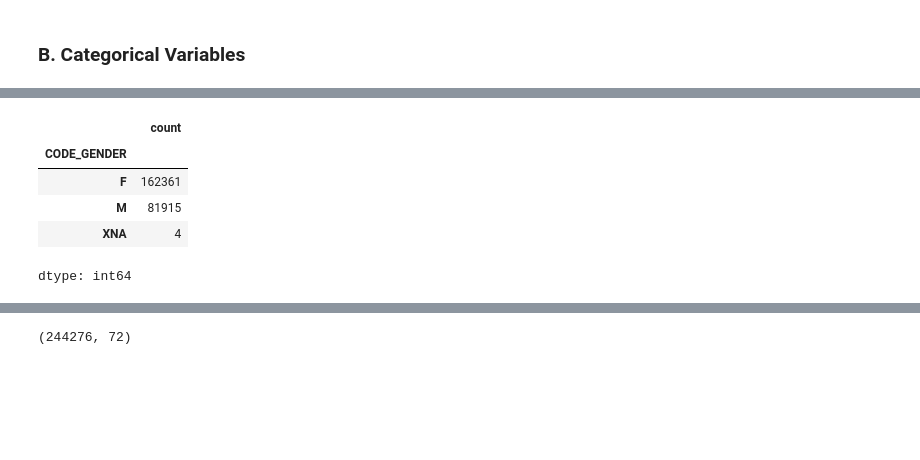
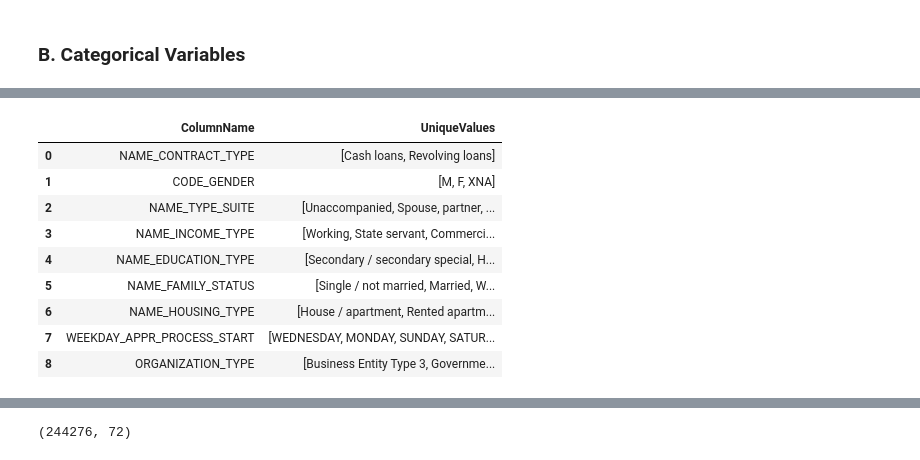
Before and after one commit to wildestdream33/Credit-Risk-Project, a Jupyter notebook: 545_Final_Project.ipynb, the cells around one changed output, grey strips where cells are left out. Cells and saved outputs as stored; diff of their text form; code cells hidden in the pictures; blank space fills up the shorter version.

```diff
--- a/545_Final_Project.ipynb
+++ b/545_Final_Project.ipynb
@@ -177,9 +121,22 @@ Distinct values in 'WEEKDAY_APPR_PROCESS_START': ['WEDNESDAY' 'MONDAY' 'SUNDAY'
-# %%
-non_numeric_df['CODE_GENDER'].value_counts()
-# %% [output]
-|  | count |
-| CODE_GENDER |  |
-| F | 162361 |
-| M | 81915 |
-| XNA | 4 |
-dtype: int64
+# %%
+non_numeric_df = df_application_clean.select_dtypes(exclude='number')
+
+pd.set_option('display.max_colwidth', None)
+pd.set_option('display.max_rows', None)
+pd.set_option('display.max_columns', None)
+
+unique_values_df = pd.DataFrame({col: [non_numeric_df[col].unique()] for col in non_numeric_df.columns}).transpose()
+unique_values_df.columns = ['UniqueValues']
+unique_values_df = unique_values_df.reset_index().rename(columns={'index': 'ColumnName'})
+unique_values_df
+# %% [output]
+|  | ColumnName | UniqueValues |
+| 0 | NAME_CONTRACT_TYPE | [Cash loans, Revolving loans] |
+| 1 | CODE_GENDER | [M, F, XNA] |
+| 2 | NAME_TYPE_SUITE | [Unaccompanied, Spouse, partner, ... |
+| 3 | NAME_INCOME_TYPE | [Working, State servant, Commerci... |
+| 4 | NAME_EDUCATION_TYPE | [Secondary / secondary special, H... |
+| 5 | NAME_FAMILY_STATUS | [Single / not married, Married, W... |
+| 6 | NAME_HOUSING_TYPE | [House / apartment, Rented apartm... |
+| 7 | WEEKDAY_APPR_PROCESS_START | [WEDNESDAY, MONDAY, SUNDAY, SATUR... |
+| 8 | ORGANIZATION_TYPE | [Business Entity Type 3, Governme... |
```
Also changed, not shown: parts of 19 cells of this notebook.
